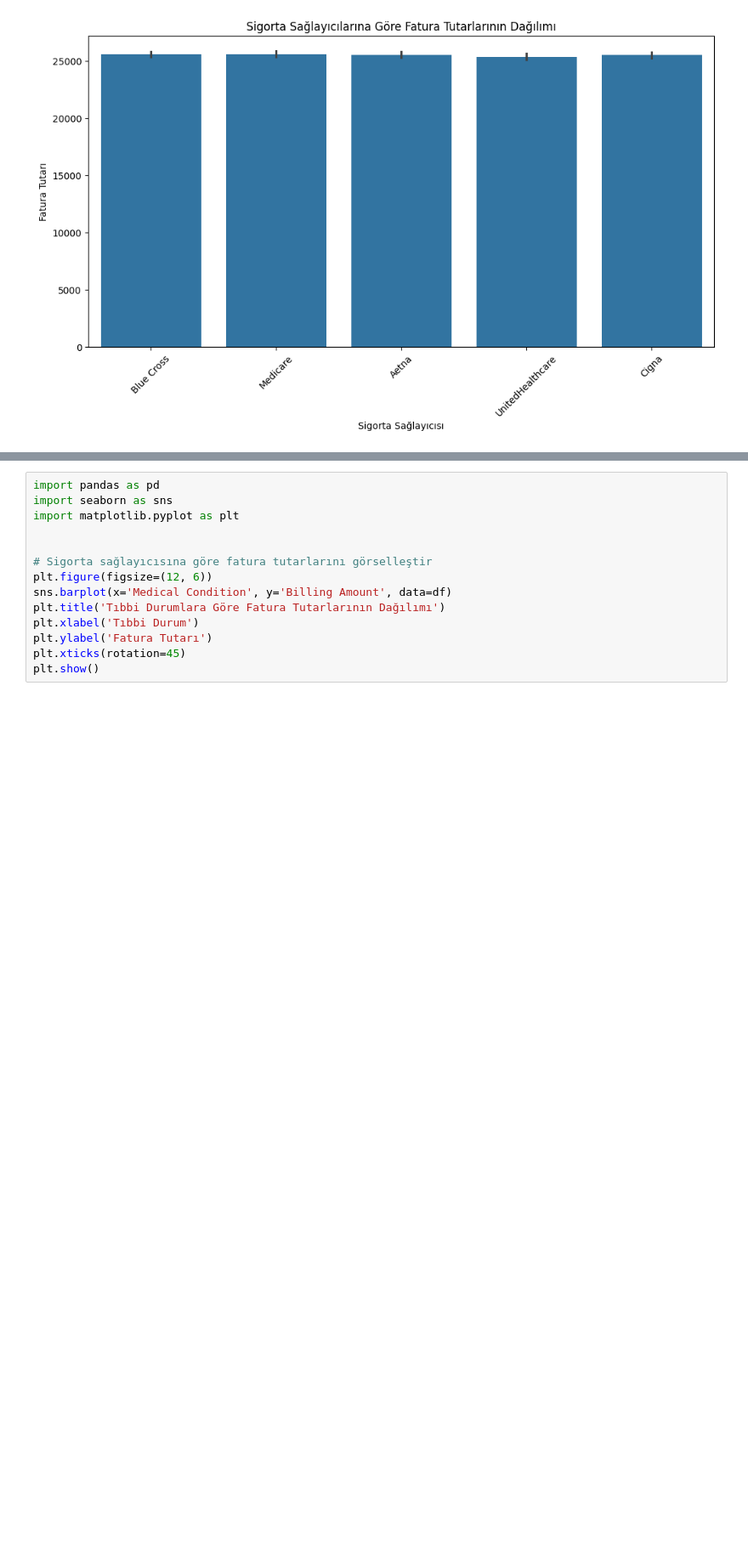
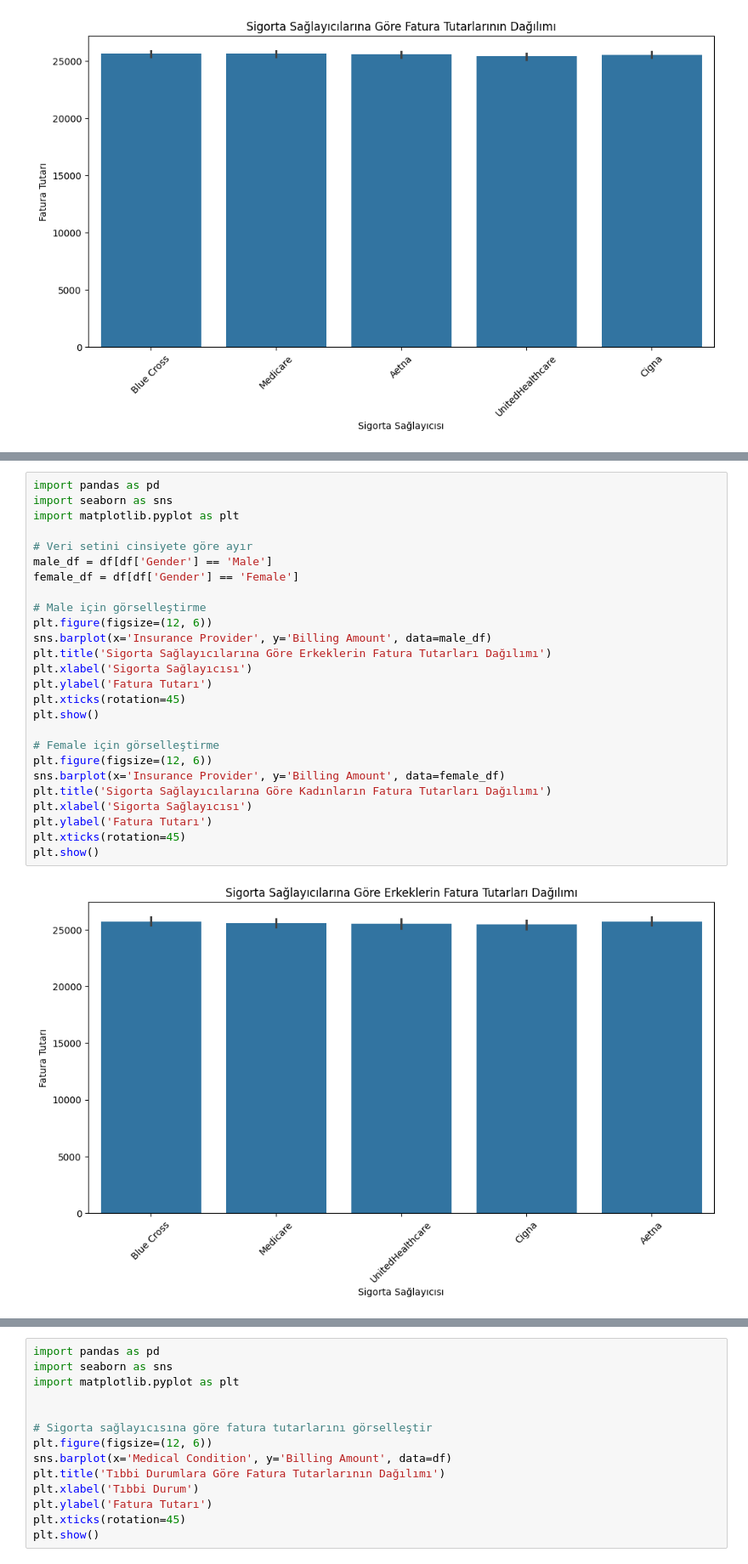
Before and after one commit to elifkaradenizz/sigorta-saglayici-analizi, a Jupyter notebook: SigortaSağlayıcıAnalizi.ipynb, the cells around one changed output, grey strips where cells are left out. Shown at 85% size. Saved outputs shown, nothing was run; the diff lists cells and outputs as text; blank space fills up the shorter version.

```diff
--- a/SigortaSağlayıcıAnalizi.ipynb
+++ b/SigortaSağlayıcıAnalizi.ipynb
@@ -286,0 +303,28 @@ plt.show()
+# %%
+import pandas as pd
+import seaborn as sns
+import matplotlib.pyplot as plt
+
+# Veri setini cinsiyete göre ayır
+male_df = df[df['Gender'] == 'Male']
+female_df = df[df['Gender'] == 'Female']
+
+# Male için görselleştirme
+plt.figure(figsize=(12, 6))
+sns.barplot(x='Insurance Provider', y='Billing Amount', data=male_df)
+plt.title('Sigorta Sağlayıcılarına Göre Erkeklerin Fatura Tutarları Dağılımı')
+plt.xlabel('Sigorta Sağlayıcısı')
+plt.ylabel('Fatura Tutarı')
+plt.xticks(rotation=45)
+plt.show()
+
+# Female için görselleştirme
+plt.figure(figsize=(12, 6))
+sns.barplot(x='Insurance Provider', y='Billing Amount', data=female_df)
+plt.title('Sigorta Sağlayıcılarına Göre Kadınların Fatura Tutarları Dağılımı')
+plt.xlabel('Sigorta Sağlayıcısı')
+plt.ylabel('Fatura Tutarı')
+plt.xticks(rotation=45)
+plt.show()
+# %% [output]
+[figure, added]
```
Also changed, not shown: parts of 2 cells of this notebook.
